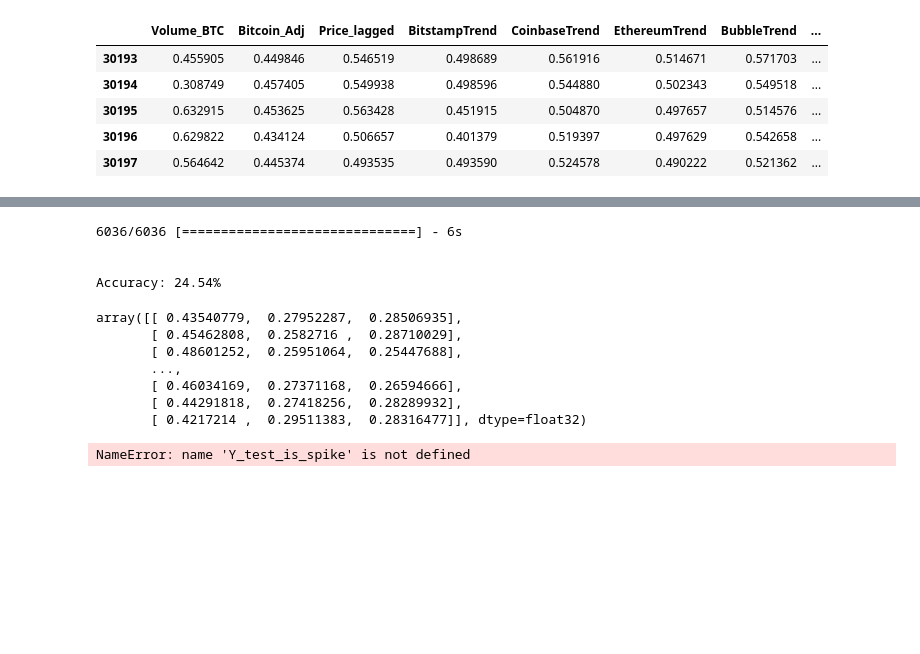
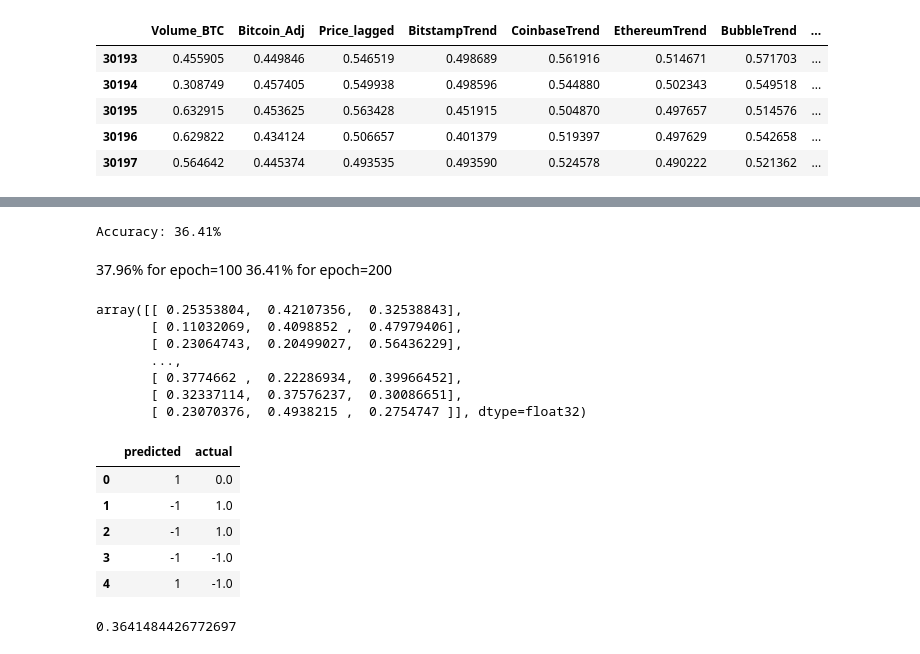
Before and after one commit to shoyasaxa/Crypto-Spikes, a Jupyter notebook: Price Spike Classification with Keras and LSTM v2 .ipynb, the cells around one changed output, grey strips where cells are left out. Drawn from its saved outputs; the diff is of its cells as text; code cells hidden in the pictures; blank space fills up the shorter version.

```diff
--- a/Price Spike Classification with Keras and LSTM v2 .ipynb
+++ b/Price Spike Classification with Keras and LSTM v2 .ipynb
@@ -266,7 +286,7 @@ plt.show();
 # %%
 score = rnn.evaluate(
     [
-        test_data[feature] for feature in input_features
+        test_data[feature] for feature in key_features
     ],
     [
         Y_test_is_spike_onehot
@@ -275,44 +295,50 @@ score = rnn.evaluate(
 print('\n')
 print("Accuracy: %.2f%%" % (score[1]*100))
 # %% [output]
-6036/6036 [==============================] - 6s
-
-
-Accuracy: 24.54%
+Accuracy: 36.41%
+# %% [markdown]
+37.96% for epoch=100
+36.41% for epoch=200
 # %%
 yhat = rnn.predict(
     [
-        test_data[feature] for feature in input_features
+        test_data[feature] for feature in key_features
     ],
     verbose=0
 )
 
 display(yhat)
 
 inverted_yhat = np.argmax(yhat,axis=1) #returns INDICES of max
 onehot_to_val_dict = {0: 0, 1: 1, 2:-1 }
 
 inverted_yhat_arr = np.asarray(inverted_yhat)
 predicted = [onehot_to_val_dict[i] for i in inverted_yhat_arr]
 
 
 df_pred_output = pd.DataFrame(predicted, columns=['predicted'])
-df_pred_output['actual'] = Y_test_is_spike
+df_pred_output['actual'] = test_data["Is Spike"]
 #df_pred_output['index_output'] = inverted_yhat
 display(df_pred_output.head())
 
 correct = (df_pred_output['actual'].values == df_pred_output['predicted'].values)
 accuracy = correct.sum() / correct.size
 display(accuracy)
 # %% [output]
-array([[ 0.43540779,  0.27952287,  0.28506935],
-       [ 0.45462808,  0.2582716 ,  0.28710029],
-       [ 0.48601252,  0.25951064,  0.25447688],
+array([[ 0.25353804,  0.42107356,  0.32538843],
+       [ 0.11032069,  0.4098852 ,  0.47979406],
+       [ 0.23064743,  0.20499027,  0.56436229],
        ...,
-       [ 0.46034169,  0.27371168,  0.26594666],
-       [ 0.44291818,  0.27418256,  0.28289932],
-       [ 0.4217214 ,  0.29511383,  0.28316477]], dtype=float32)
+       [ 0.3774662 ,  0.22286934,  0.39966452],
+       [ 0.32337114,  0.37576237,  0.30086651],
+       [ 0.23070376,  0.4938215 ,  0.2754747 ]], dtype=float32)
+|  | predicted | actual |
+| 0 | 1 | 0.0 |
+| 1 | -1 | 1.0 |
+| 2 | -1 | 1.0 |
+| 3 | -1 | -1.0 |
+| 4 | 1 | -1.0 |
-NameError: name 'Y_test_is_spike' is not defined
+0.3641484426772697
 # %%
 correct = (df_pred_output['actual'].values == df_pred_output['predicted'].values)
 incorrect = (df_pred_output['actual'].values != df_pred_output['predicted'].values)
```
Also changed, not shown: parts of 5 cells of this notebook, 3 other files.
